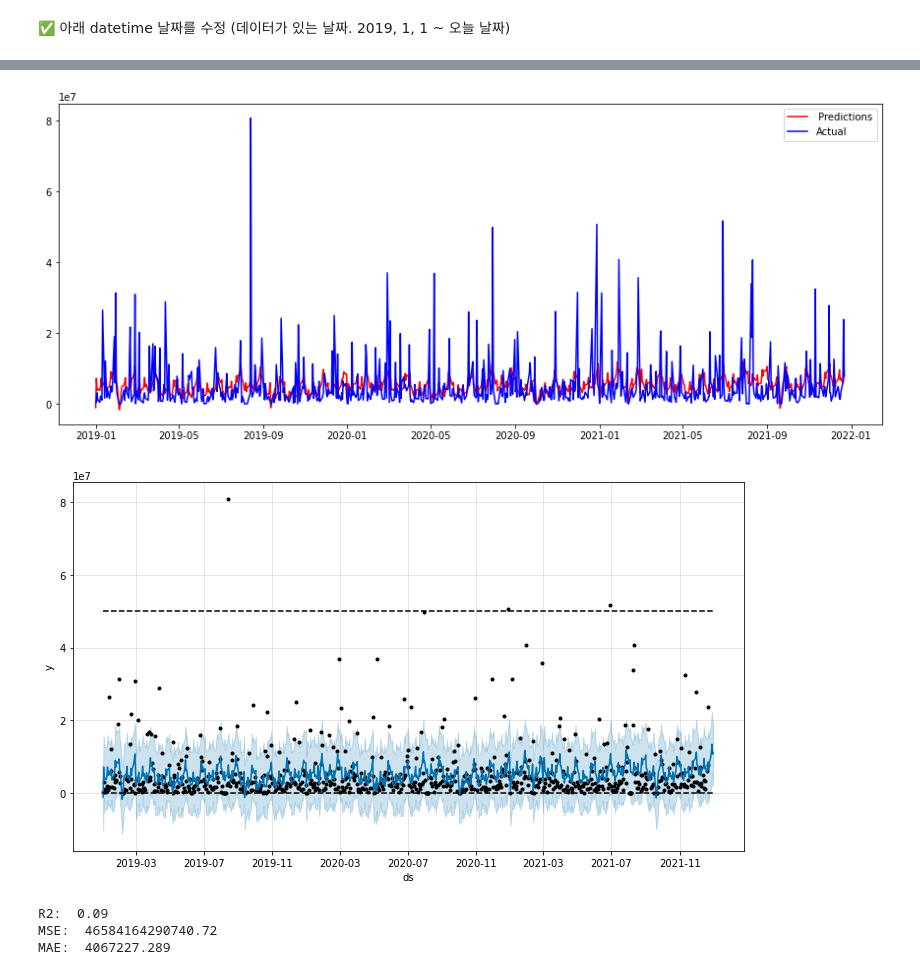
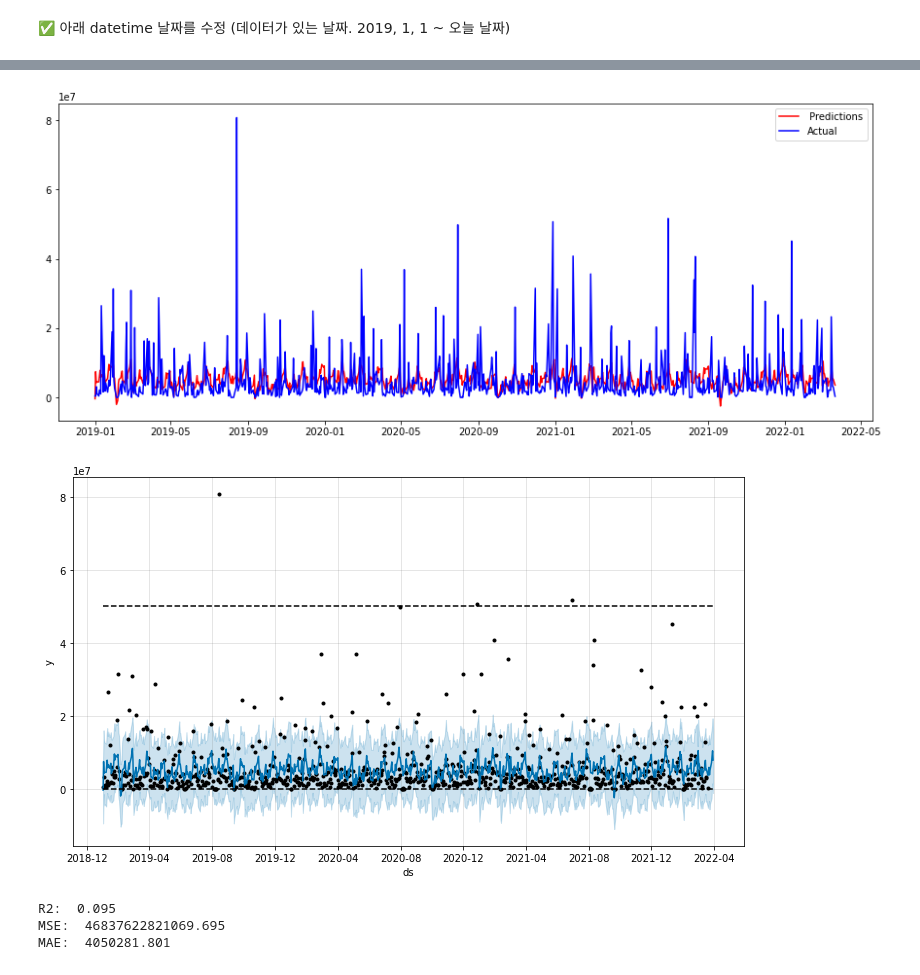
Before and after one commit to parkyw2/keggle, a Jupyter notebook: 기재품_수선비_공장별.ipynb, the cells around one changed output, grey strips where cells are left out. Drawn from its saved outputs; the diff is of its cells as text; code cells hidden in the pictures.

```diff
--- a/기재품_수선비_공장별.ipynb
+++ b/기재품_수선비_공장별.ipynb
@@ -576,4 +550,12 @@ df_1170 = df[['date','1170']]
 df_1170['ds'] = pd.to_datetime(df_1170['date'])
 df_1170['y'] = df_1170['1170']
 df_1170 = df_1170.loc[:,['ds', 'y']]
-df_1170.head()
+
+df_1170['ds'] = pd.to_datetime(df_1170['ds'])
+df_1170 = df_1170[df_1170['ds'].dt.dayofweek < 5]
+df_1170['date_index'] = df_1170['ds']
+df_1170 = df_1170.set_index('date_index')
+df_1170['cap'] = 30000000
+df_1170['floor'] = 0
+
+df_1170 = df_1170[datetime(2019, 1, 1):datetime(2022, 3, 21)]
@@ -608,6 +562,3 @@ df_1170.head(10)
-# %%
-from datetime import datetime
-df_1170 = df_1170[datetime(2019, 1, 1):datetime(2021, 12, 22)]
 # %%
 plt.figure(figsize = (25, 9))
 plt.plot(df_1170.index,df_1170.y)
@@ -620,12 +575,13 @@ m.add_seasonality(name='monthly', period=30.5, fourier_order=2)
 m.add_country_holidays(country_name='KR')
 m.fit(df_1170)
 
-future = m.make_future_dataframe(periods=9)
+future = m.make_future_dataframe(periods=10)
 future = future[future['ds'].dt.dayofweek < 5]
 future['cap'] = 50000000
 future['floor'] = 0
 
 forecast=m.predict(future)
-forecast.tail(10)
+
+preds= forecast['yhat'][:-8]
 # %% [output]
 INFO:fbprophet:Disabling daily seasonality. Run prophet with daily_seasonality=True to override this.
@@ -644,16 +588,15 @@ INFO:fbprophet:Disabling daily seasonality. Run prophet with daily_seasonality=T
 # %%
-preds= forecast['yhat'][:-7]
 plt.figure(figsize=(15,6))
 plt.plot(df_1170.index,preds,color='red',label=' Predictions')
 plt.plot(df_1170.index,df_1170.y,color='blue',label='Actual')
 plt.legend()
 plt.show()
 # %% [output]
-[figure, old version]
+[figure, new version]
 # %%
 fig = m.plot(m.predict(future))
 # %% [output]
-[figure, old version]
+[figure, new version]
 # %%
 r2 = round(r2_score(df_1170["y"], preds), 3)
 mse = round(mean_squared_error(df_1170["y"], preds), 3)
@@ -662,9 +605,9 @@ print("R2: ", r2)
 print("MSE: ", mse)
 print("MAE: ", mae)
 # %% [output]
-R2:  0.09
-MSE:  46584164290740.72
-MAE:  4067227.289
+R2:  0.095
+MSE:  46837622821069.695
+MAE:  4050281.801
 # %%
 fig = m.plot_components(forecast)
 # %% [output]
```
Also changed, not shown: parts of 38 cells of this notebook.
